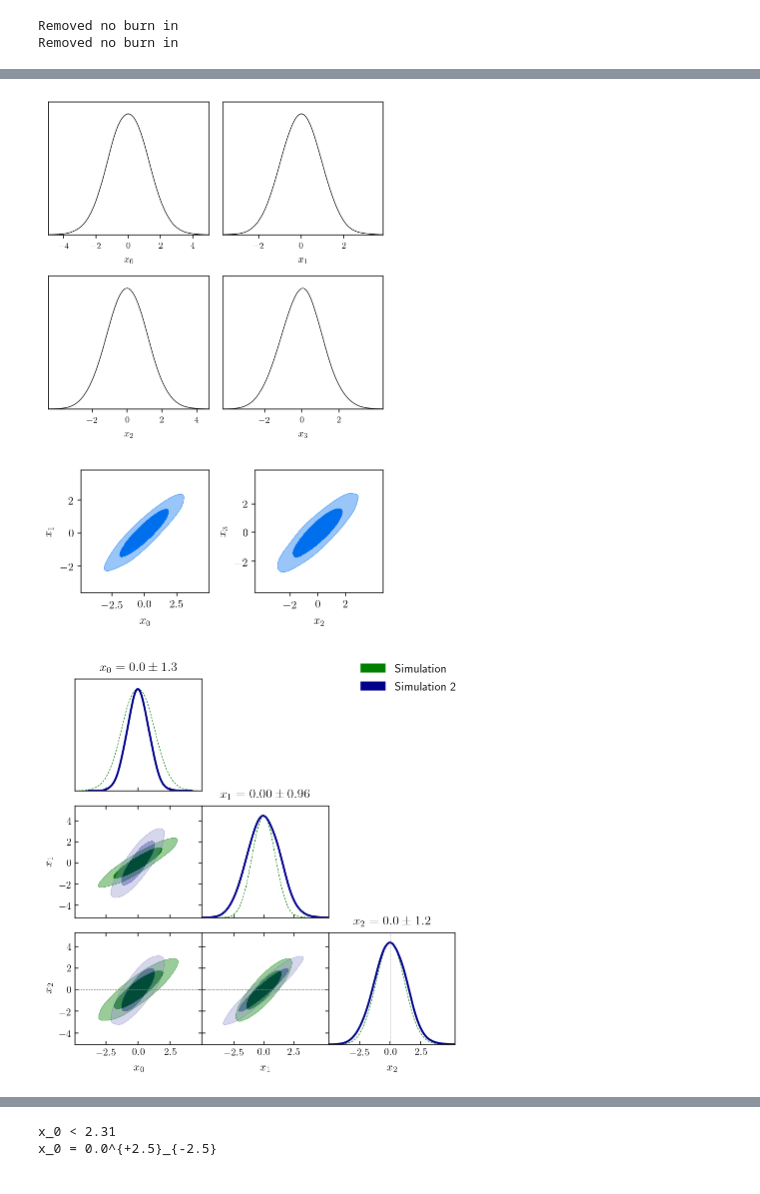
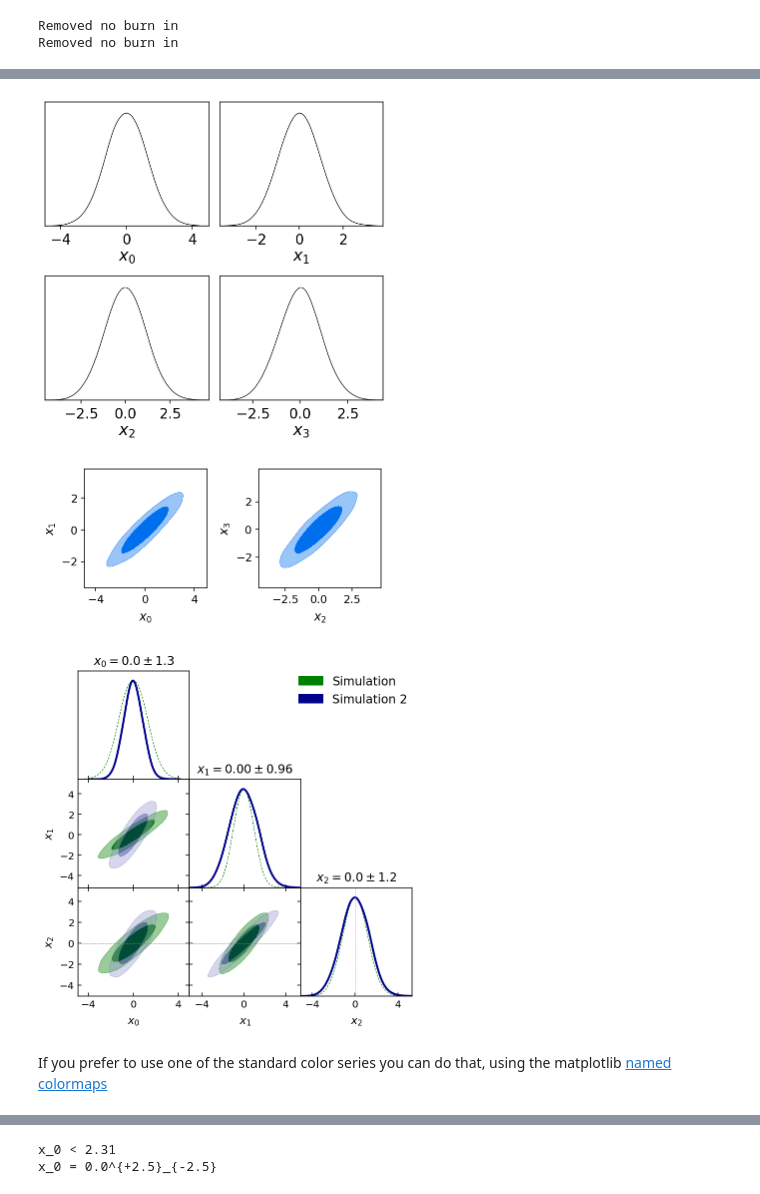
Before and after one commit to xgarrido/getdist, a Jupyter notebook: docs/plot_gallery.ipynb, the cells around one changed output, grey strips where cells are left out. Saved outputs shown, nothing was run; the diff lists cells and outputs as text; code cells hidden in the pictures.

Commit message:
more support for colormaps, legend placement, etc.

```diff
--- a/docs/plot_gallery.ipynb
+++ b/docs/plot_gallery.ipynb
@@ -14,8 +14,8 @@ from getdist import plots, MCSamples
 import getdist, IPython
 import pylab as plt
 print('GetDist Version: %s, Matplotlib version: %s'%(getdist.__version__, plt.matplotlib.__version__))
-#matplotlib 2 doesn't seem to work well without usetex on
-plt.rcParams['text.usetex']=True
+# matplotlib 2 may not work very well without usetex on, can uncomment
+# plt.rcParams['text.usetex']=True
 # %% [output]
 GetDist Version: 1.0.0, Matplotlib version: 3.1.0
 # %%
@@ -116,32 +116,34 @@ g.plot_3d(samples, ['x1', 'x2', 'x3'])
 # %%
 #Multiple 1D subplots
 g = plots.getSubplotPlotter(width_inch=5)
-g.settings.axes_fontsize = 9
-g.settings.legend_fontsize = 10
+g.settings.axes_fontsize = 14
+g.settings.lab_fontsize = 16
 g.plots_1d(samples, ['x0', 'x1', 'x2', 'x3'], nx=2);
 # %% [output]
-[figure, old version]
+[figure, new version]
 # %%
 #Multiple 2D subplots
 g = plots.getSubplotPlotter(subplot_size=2.5)
 g.plots_2d(samples, param_pairs=[['x0', 'x1'], ['x2', 'x3']],
            nx=2, filled=True);
 # %% [output]
-[figure, old version]
+[figure, new version]
 # %%
 #Customized triangle plot
 g = plots.getSubplotPlotter()
 g.settings.figure_legend_frame = False
 g.settings.alpha_filled_add=0.4
-g.settings.title_limit_fontsize = 13
+g.settings.title_limit_fontsize = 12
 g.triangle_plot([samples, samples2], ['x0', 'x1', 'x2'],
     filled=True,
     legend_labels=['Simulation', 'Simulation 2'],
     legend_loc='upper right',
     line_args=[{'ls':'--', 'color':'green'},
                {'lw':2, 'color':'darkblue'}],
     contour_colors=['green','darkblue'],
     title_limit=1, #first title limit (for 1D plots) is 68% by default
     markers={'x2':0})
 # %% [output]
-[figure, old version]
+[figure, new version]
+# %% [markdown]
+If you prefer to use one of the standard color series you can do that, using the matplotlib [named colormaps](https://matplotlib.org/examples/color/colormaps_reference.html)
```
Also changed, not shown: parts of 26 cells of this notebook, 3 other files.
